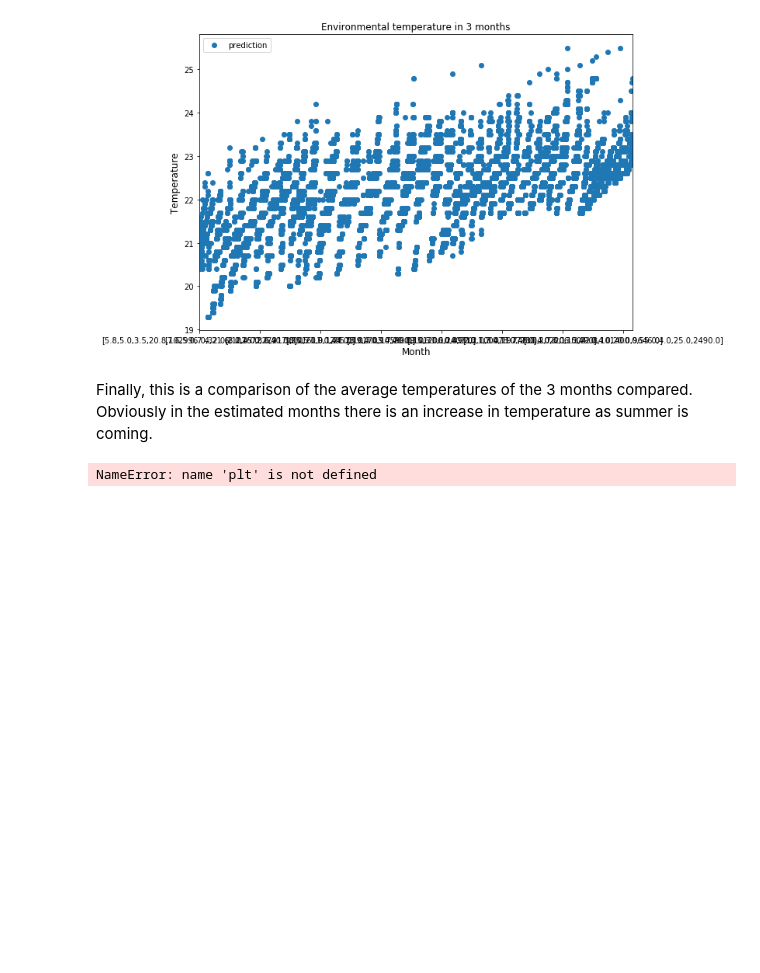
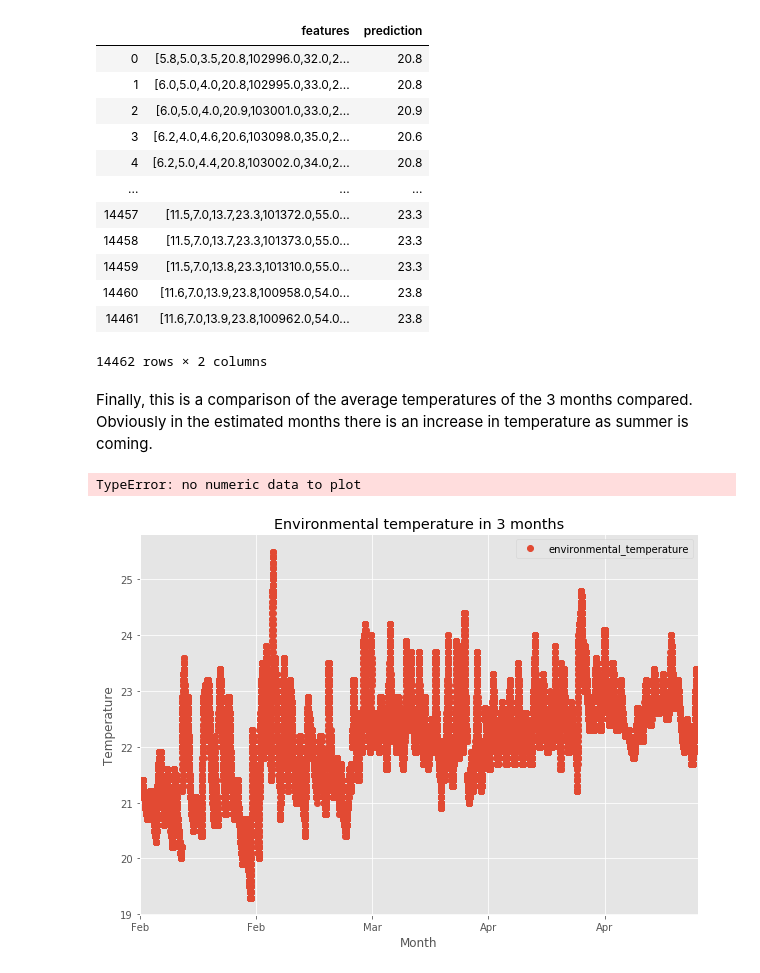
Before and after one commit to IvanComp/EDA-EnterpriseDataAnalytics-project, a Jupyter notebook: Jupyter Notebooks/5 - Data Visualization.ipynb, the cells around one changed output. Saved outputs shown, nothing was run; the diff lists cells and outputs as text; code cells hidden in the pictures; blank space fills up the shorter version.

Commit message:
Update of the Data Visualization notebook

```diff
--- a/Jupyter Notebooks/5 - Data Visualization.ipynb
+++ b/Jupyter Notebooks/5 - Data Visualization.ipynb
@@ -7,27 +10,41 @@ import matplotlib.pyplot as plt
 # %%
-df = pd.read_csv("../Ivan Compagnucci/EDA-EnterpriseDataAnalytics-project/Data/Prediction data/environmentalPrediction.csv")
-
-df.plot(x='features', y='prediction', style='o',figsize=(10,7))
-plt.title('Environmental temperature in 3 months')
-plt.xlabel('Month', size=12)
-plt.ylabel('Temperature', size=12)
-
-plt.show()
+df = pd.read_csv("../Ivan Compagnucci/EDA-EnterpriseDataAnalytics-project/Data/Prediction data/environmentalPrediction.csv", usecols=['features','prediction'])
+df
 # %% [output]
-[figure, removed]
+|  | features | prediction |
+| 0 | [5.8,5.0,3.5,20.8,102996.0,32.0,2... | 20.8 |
+| 1 | [6.0,5.0,4.0,20.8,102995.0,33.0,2... | 20.8 |
+| 2 | [6.0,5.0,4.0,20.9,103001.0,33.0,2... | 20.9 |
+| 3 | [6.2,4.0,4.6,20.6,103098.0,35.0,2... | 20.6 |
+| 4 | [6.2,5.0,4.4,20.8,103002.0,34.0,2... | 20.8 |
+| ... | ... | ... |
+| 14457 | [11.5,7.0,13.7,23.3,101372.0,55.0... | 23.3 |
+| 14458 | [11.5,7.0,13.7,23.3,101373.0,55.0... | 23.3 |
+| 14459 | [11.5,7.0,13.8,23.3,101310.0,55.0... | 23.3 |
+| 14460 | [11.6,7.0,13.9,23.8,100958.0,54.0... | 23.8 |
+| 14461 | [11.6,7.0,13.9,23.8,100962.0,54.0... | 23.8 |
+14462 rows × 2 columns
 # %% [markdown]
 
 Finally, this is a comparison of the average temperatures of the 3 months compared. Obviously in the estimated months there is an increase in temperature as summer is coming.
-# %%
-plt.style.use('ggplot')
-df = pd.read_csv("../Ivan Compagnucci/EDA-EnterpriseDataAnalytics-project/Data/Prediction data/environmental.csv")
-df['environmental_temperature'].plot(kind='hist',color='blue',edgecolor='black',alpha=0.5,figsize=(10,7))
-df = pd.read_csv("../Ivan Compagnucci/EDA-EnterpriseDataAnalytics-project/Data/Prediction data/environmentalPrediction.csv")
-df['prediction'].plot(kind='hist',color='red',edgecolor='black',alpha=0.5,figsize=(10,7))
-
-plt.legend(labels=['FEB,MAR,APR','MAY,JUN,JUL'])
-plt.title('Distribution of the months comparison', size=24)
-plt.xlabel('Height (inches)', size=18)
-plt.ylabel('Frequency', size=18);
-# %% [output]
-NameError: name 'plt' is not defined
+# %%
+import numpy
+df = pd.read_csv("../Ivan Compagnucci/EDA-EnterpriseDataAnalytics-project/Data/Prediction data/environmentalSRT.csv")
+df['srtDate'] = pd.to_datetime(df.srtDate, dayfirst=True, utc=True)
+df['Month'] = df['srtDate'].dt.month.apply(lambda x: calendar.month_abbr[x])
+df.plot(x='Month', y='environmental_temperature', style='o',figsize=(10,7))
+plt.title('Environmental temperature in 3 months')
+plt.xlabel('Month', size=12)
+plt.ylabel('Temperature', size=12)
+
+df2 = pd.read_csv("../Ivan Compagnucci/EDA-EnterpriseDataAnalytics-project/Data/Prediction data/environmentalPrediction.csv")
+df2['srtDate'] = pd.to_datetime(df2.srtDate, dayfirst=True, utc=True)
+df2['Month'] = df2['srtDate'].dt.month.apply(lambda x: calendar.month_abbr[x])
+df2.plot(x='Month', y='environmental_temperature', style='o',figsize=(10,7))
+plt.xlabel('Month', size=12)
+plt.ylabel('Temperature', size=12)
+
+plt.show()
+# %% [output]
+TypeError: no numeric data to plot
+[figure, added]
```
Also changed, not shown: parts of 1 cell of this notebook, 6 other files.
